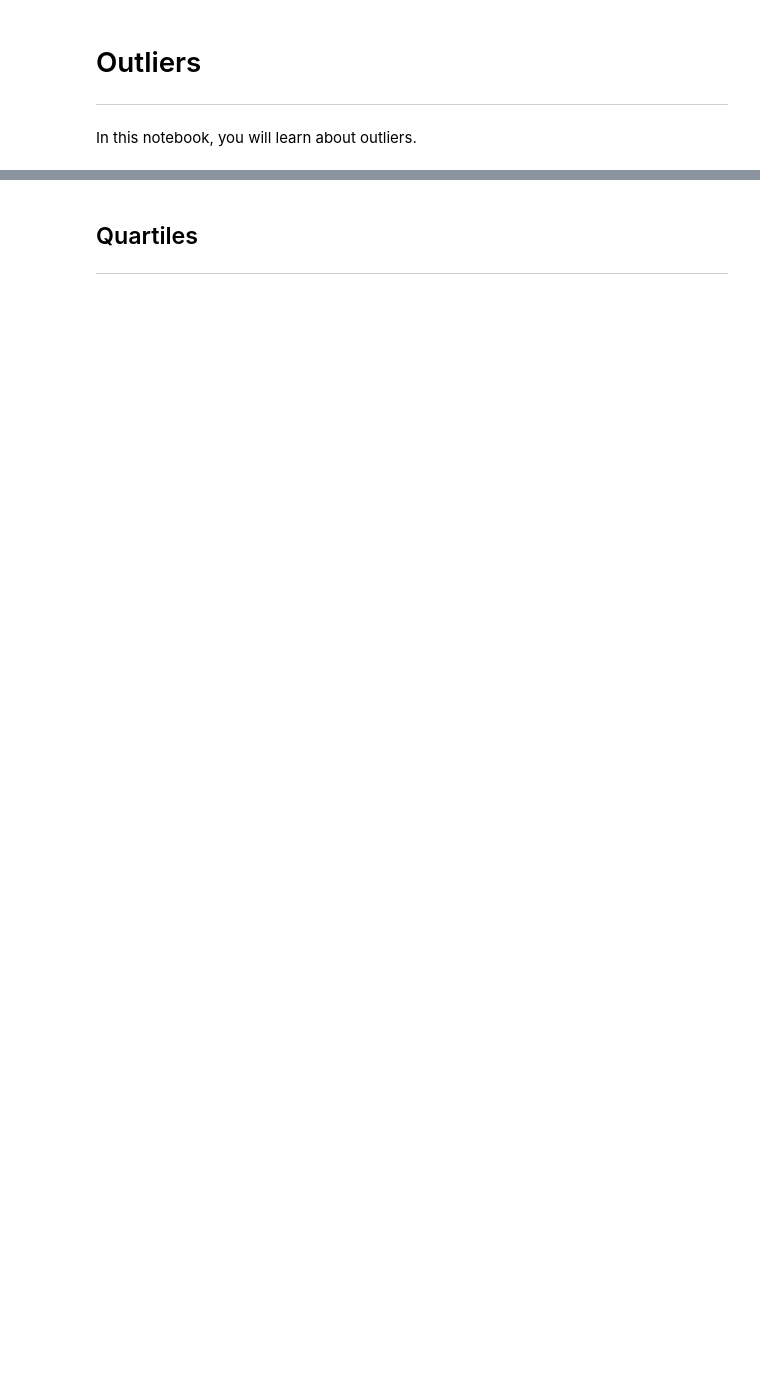
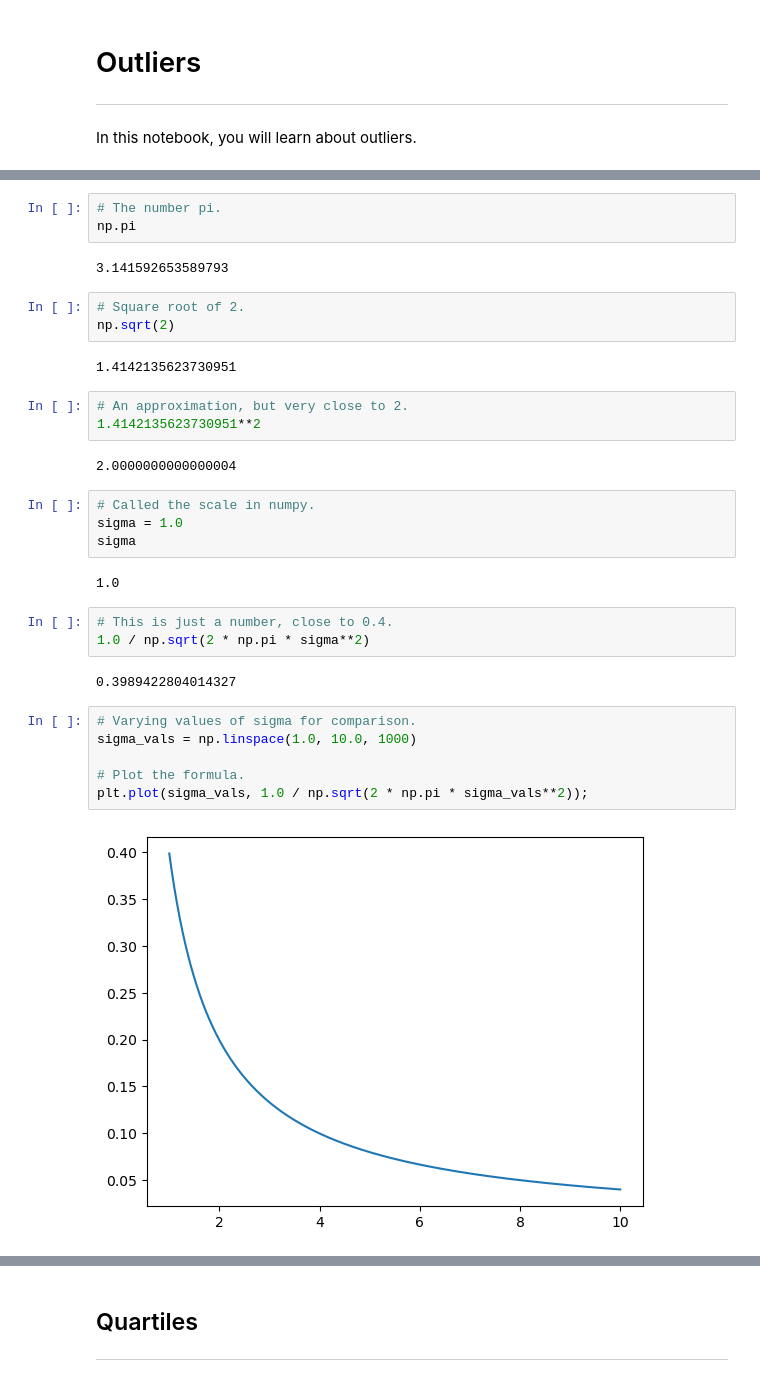
Before and after one commit to ianmcloughlin/2223-S1-fund-data-analysis, a Jupyter notebook: notebooks/04-outliers.ipynb, the cells around one changed output, grey strips where cells are left out. Drawn from its saved outputs; the diff is of its cells as text; blank space fills up the shorter version.

```diff
--- a/notebooks/04-outliers.ipynb
+++ b/notebooks/04-outliers.ipynb
@@ -17,0 +29,34 @@ import matplotlib.pyplot as plt
+# %%
+# The number pi.
+np.pi
+# %% [output]
+3.141592653589793
+# %%
+# Square root of 2.
+np.sqrt(2)
+# %% [output]
+1.4142135623730951
+# %%
+# An approximation, but very close to 2.
+1.4142135623730951**2
+# %% [output]
+2.0000000000000004
+# %%
+# Called the scale in numpy.
+sigma = 1.0
+sigma
+# %% [output]
+1.0
+# %%
+# This is just a number, close to 0.4.
+1.0 / np.sqrt(2 * np.pi * sigma**2)
+# %% [output]
+0.3989422804014327
+# %%
+# Varying values of sigma for comparison.
+sigma_vals = np.linspace(1.0, 10.0, 1000)
+
+# Plot the formula.
+plt.plot(sigma_vals, 1.0 / np.sqrt(2 * np.pi * sigma_vals**2));
+# %% [output]
+[figure, added]
```
Also changed, not shown: parts of 26 cells of this notebook.
